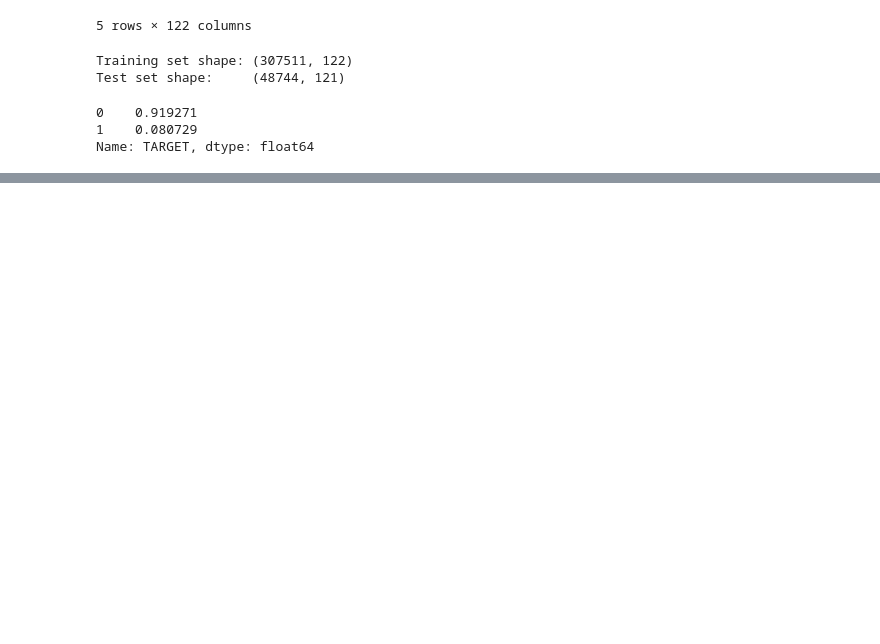
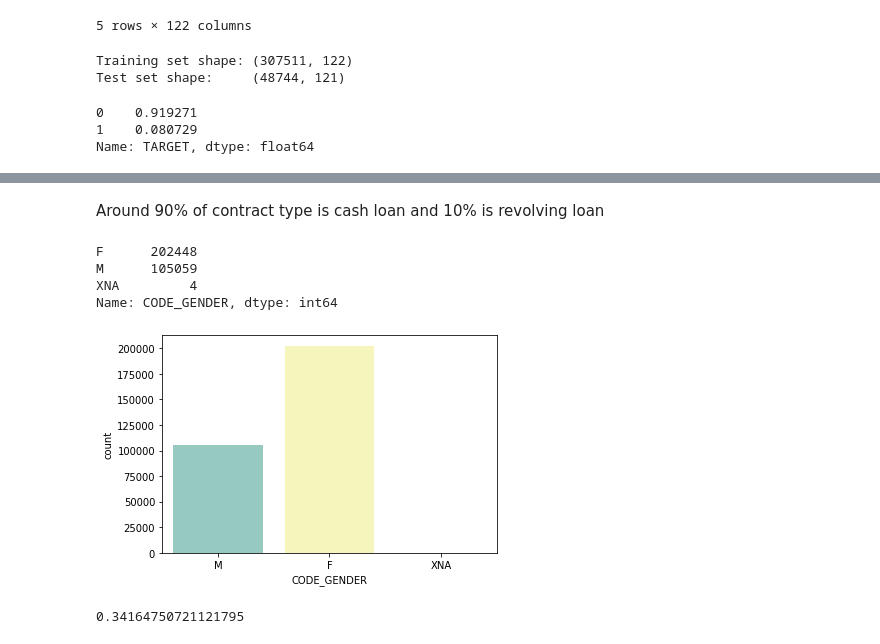
Before and after one commit to shabnami/Capstone_Project_Home_credit_dafault_risk, a Jupyter notebook: Capstone_Project_Home_Credit_Default_Risk.ipynb, the cells around one changed output, grey strips where cells are left out. Drawn from its saved outputs; the diff is of its cells as text; code cells hidden in the pictures; blank space fills up the shorter version.

```diff
--- a/Capstone_Project_Home_Credit_Default_Risk.ipynb
+++ b/Capstone_Project_Home_Credit_Default_Risk.ipynb
@@ -96,0 +171,18 @@ Name: TARGET, dtype: float64
+# %% [markdown]
+Around 90% of contract type is cash loan and 10% is revolving loan
+# %%
+print(train['CODE_GENDER'].value_counts())
+sns.countplot(train['CODE_GENDER'],palette='Set3')
+plt.savefig('codegender.png',dpi=300,bbox_inches='tight')
+plt.show()
+# %% [output]
+F      202448
+M      105059
+XNA         4
+Name: CODE_GENDER, dtype: int64
+[figure, added]
+# %%
+a=train['CODE_GENDER'].value_counts()
+a.M/(a.M+a.F)
+# %% [output]
+0.34164750721121795
```
Also changed, not shown: parts of 31 cells of this notebook.
